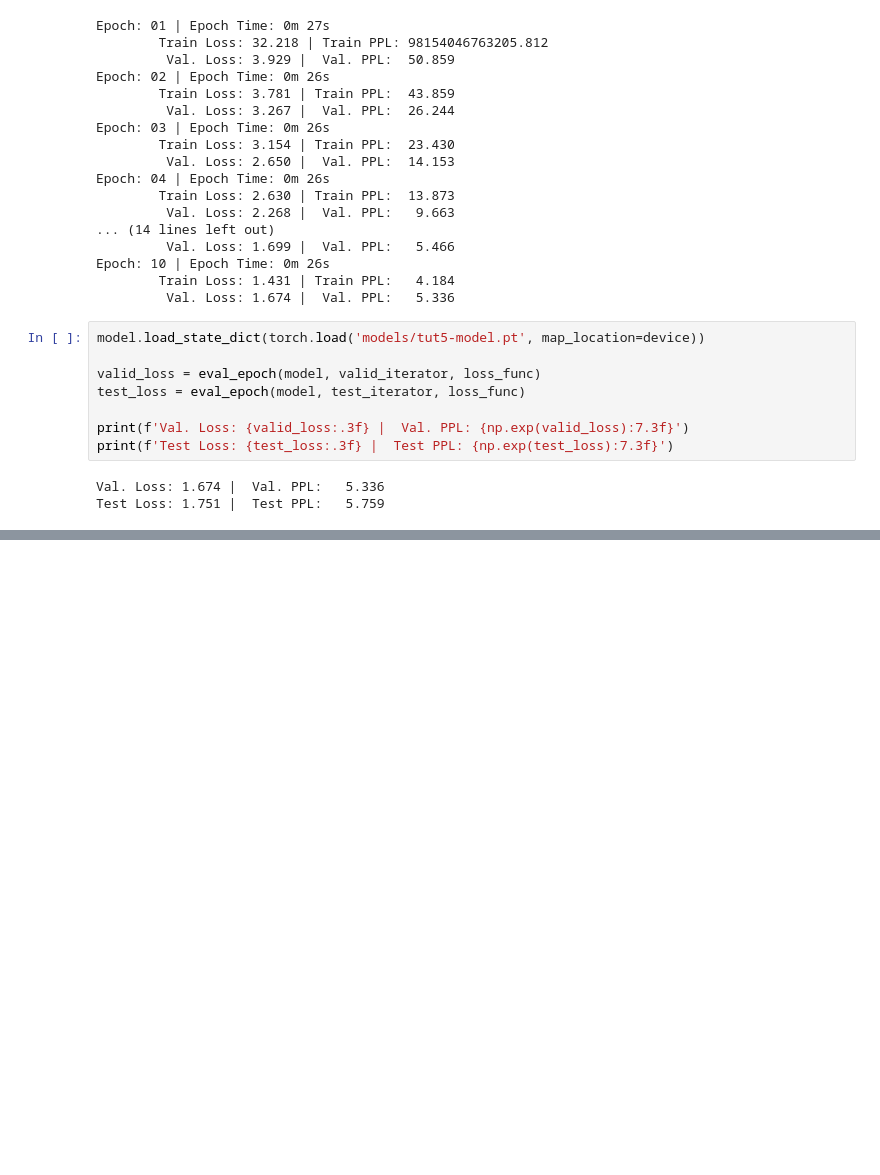
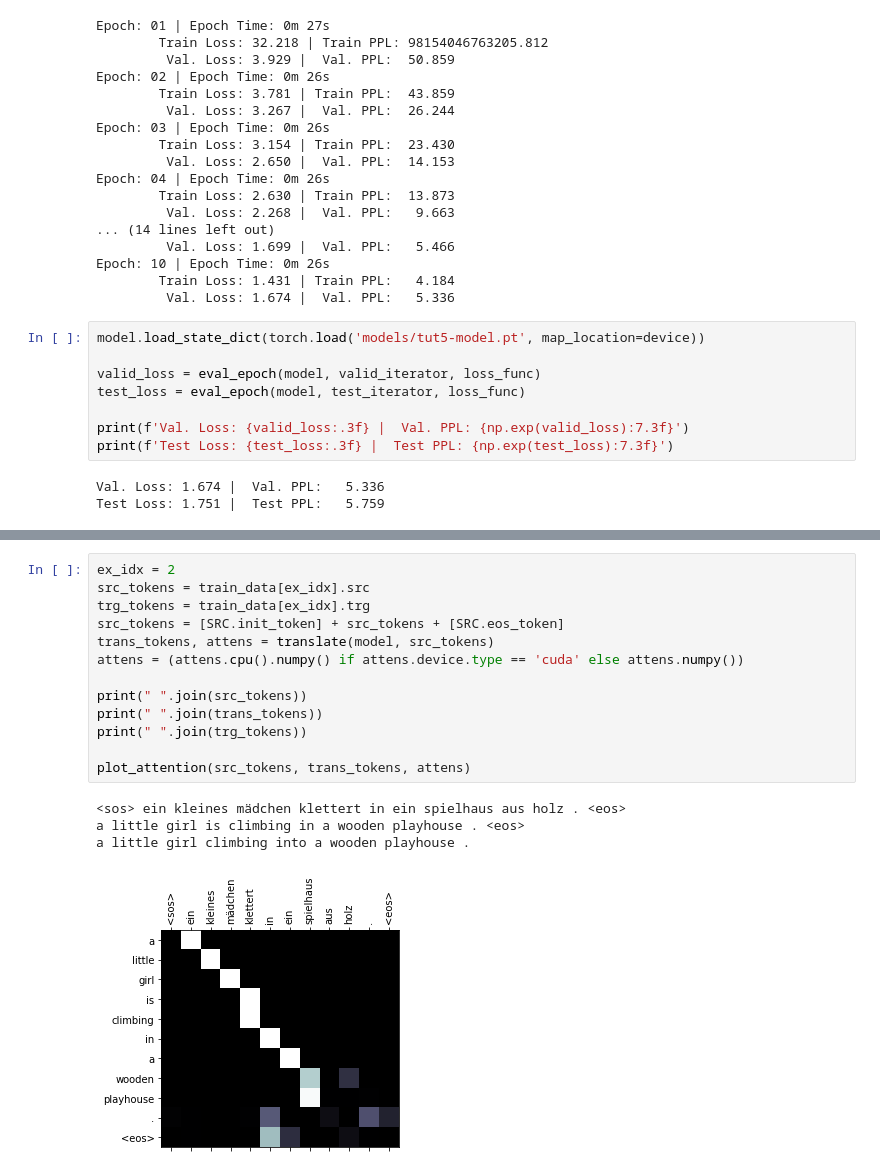
Before and after one commit to syuoni/PyTorch-Tutorials, a Jupyter notebook: Seq2Seq/[5]Conv-Seq2Seq-Learning.ipynb, the cells around one changed output, grey strips where cells are left out. Drawn from its saved outputs; the diff is of its cells as text; blank space fills up the shorter version.

```diff
--- a/Seq2Seq/[5]Conv-Seq2Seq-Learning.ipynb
+++ b/Seq2Seq/[5]Conv-Seq2Seq-Learning.ipynb
@@ -559,0 +693,18 @@ Test Loss: 1.751 |  Test PPL:   5.759
+# %%
+ex_idx = 2
+src_tokens = train_data[ex_idx].src
+trg_tokens = train_data[ex_idx].trg
+src_tokens = [SRC.init_token] + src_tokens + [SRC.eos_token]
+trans_tokens, attens = translate(model, src_tokens)
+attens = (attens.cpu().numpy() if attens.device.type == 'cuda' else attens.numpy())
+
+print(" ".join(src_tokens))
+print(" ".join(trans_tokens))
+print(" ".join(trg_tokens))
+
+plot_attention(src_tokens, trans_tokens, attens)
+# %% [output]
+<sos> ein kleines mädchen klettert in ein spielhaus aus holz . <eos>
+a little girl is climbing in a wooden playhouse . <eos>
+a little girl climbing into a wooden playhouse .
+[figure, added]
```
Also changed, not shown: parts of 17 cells of this notebook, 1 other file.
